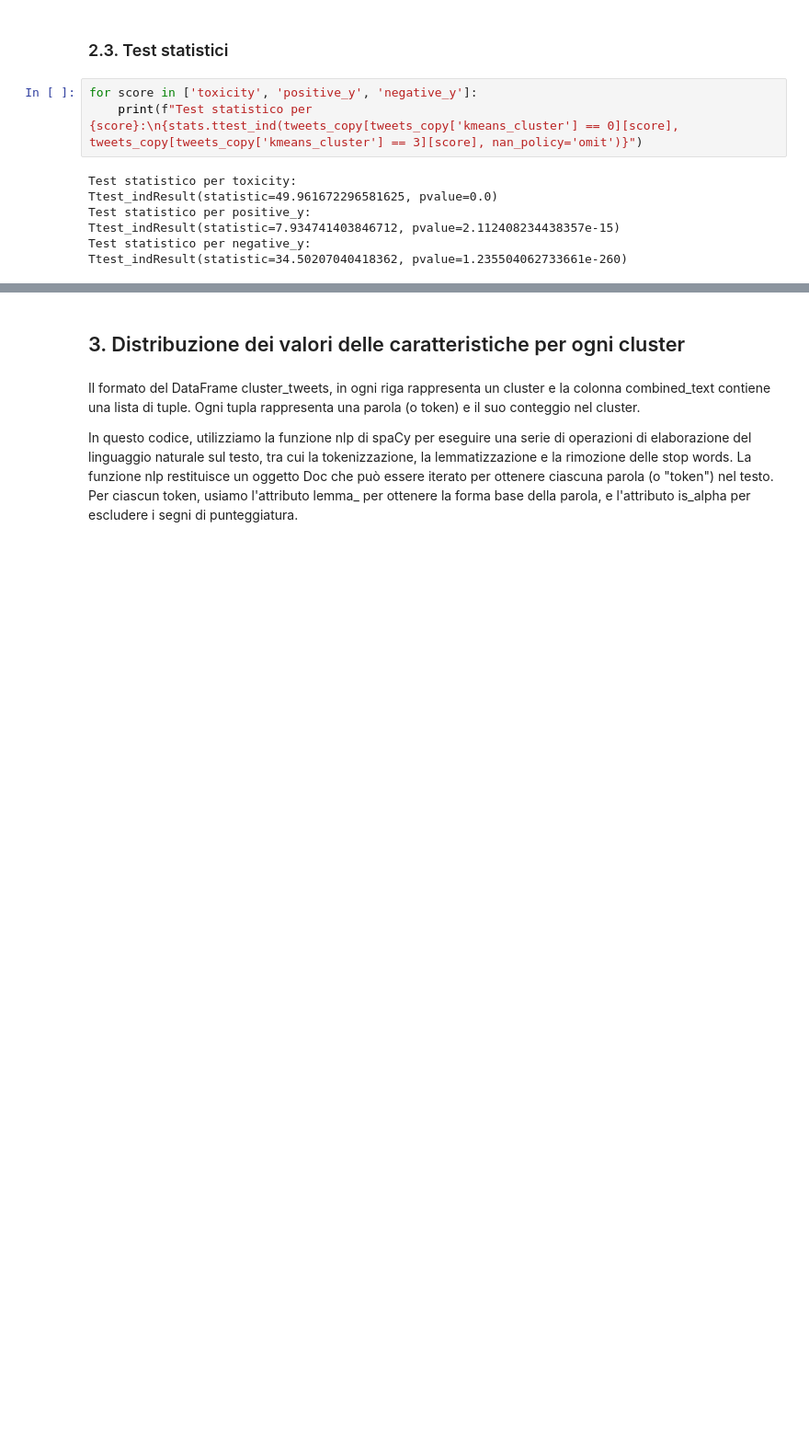
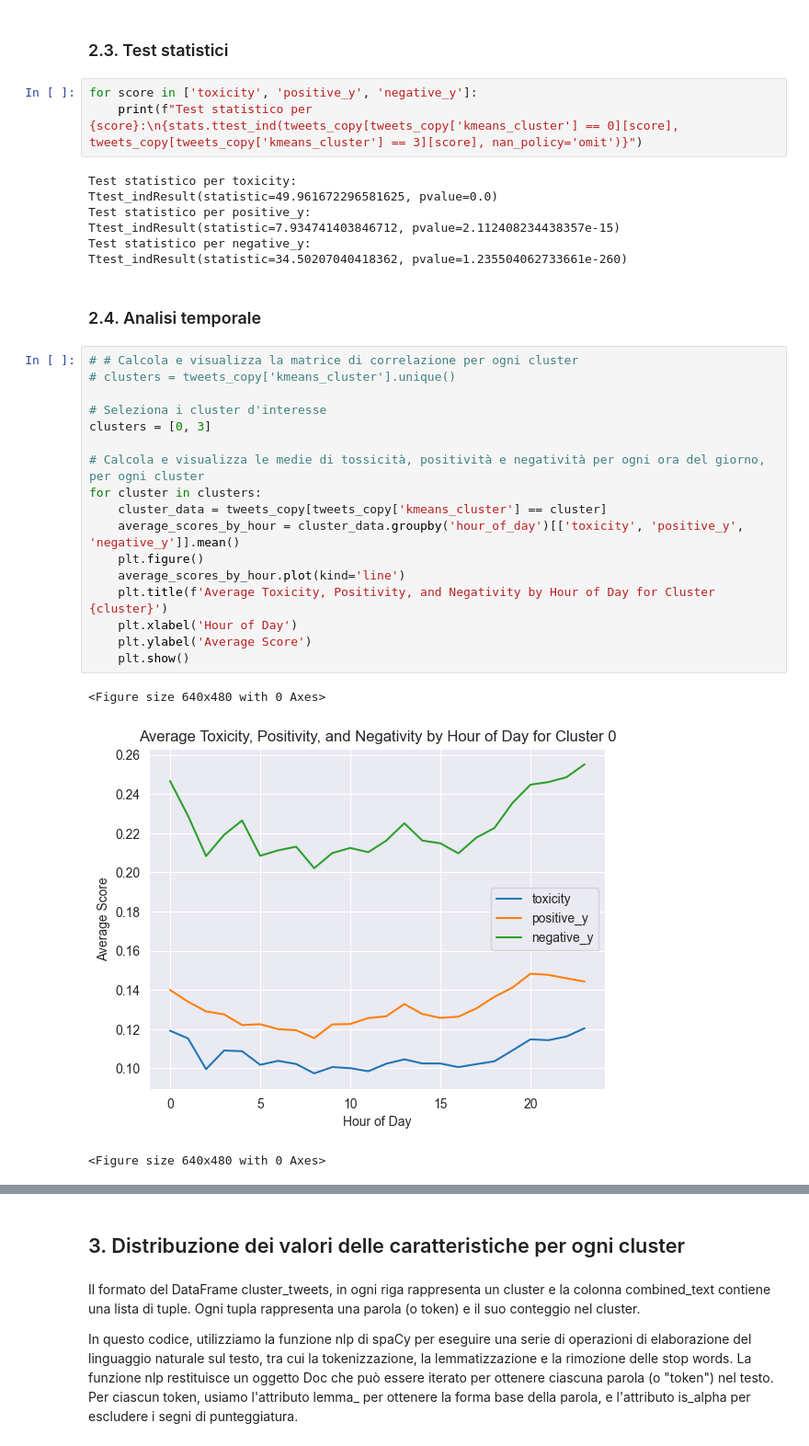
Before and after one commit to davisf20/characterization-of-user-misbehavior-in-online-social-media, a Jupyter notebook: notebooks/clustersCharacterization.ipynb, the cells around one changed output, grey strips where cells are left out. Shown at 92% size. Cells and saved outputs as stored; diff of their text form; blank space fills up the shorter version.

Commit message:
fix: temporal analysis

```diff
--- a/notebooks/clustersCharacterization.ipynb
+++ b/notebooks/clustersCharacterization.ipynb
@@ -248,3 +248,26 @@ Test statistico per positive_y:
 Ttest_indResult(statistic=7.934741403846712, pvalue=2.112408234438357e-15)
 Test statistico per negative_y:
 Ttest_indResult(statistic=34.50207040418362, pvalue=1.235504062733661e-260)
+# %% [markdown]
+### 2.4. Analisi temporale
+# %%
+# # Calcola e visualizza la matrice di correlazione per ogni cluster
+# clusters = tweets_copy['kmeans_cluster'].unique()
+
+# Seleziona i cluster d'interesse
+clusters = [0, 3]
+
+# Calcola e visualizza le medie di tossicità, positività e negatività per ogni ora del giorno, per ogni cluster
+for cluster in clusters:
+    cluster_data = tweets_copy[tweets_copy['kmeans_cluster'] == cluster]
+    average_scores_by_hour = cluster_data.groupby('hour_of_day')[['toxicity', 'positive_y', 'negative_y']].mean()
+    plt.figure()
+    average_scores_by_hour.plot(kind='line')
+    plt.title(f'Average Toxicity, Positivity, and Negativity by Hour of Day for Cluster {cluster}')
+    plt.xlabel('Hour of Day')
+    plt.ylabel('Average Score')
+    plt.show()
+# %% [output]
+<Figure size 640x480 with 0 Axes>
+[figure, added]
+<Figure size 640x480 with 0 Axes>
```
Also changed, not shown: parts of 15 cells of this notebook.
